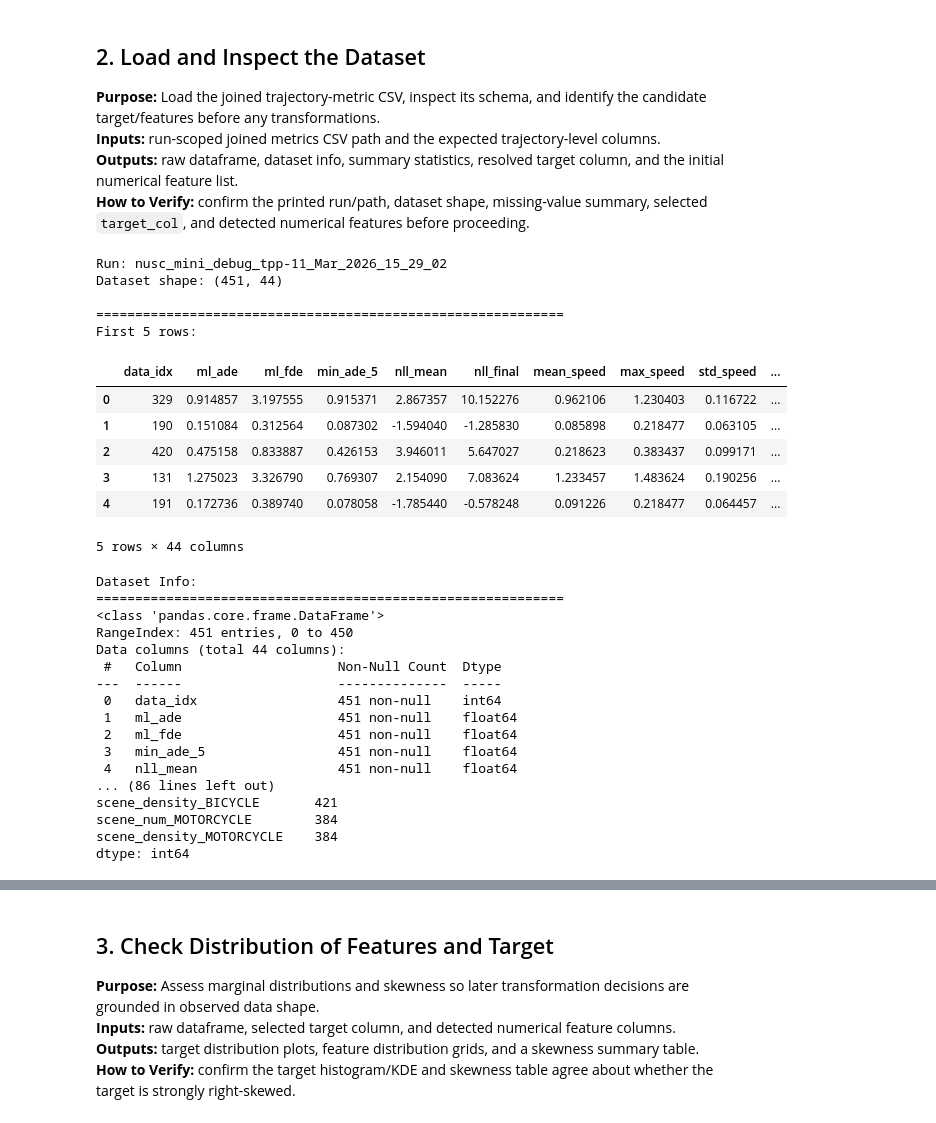
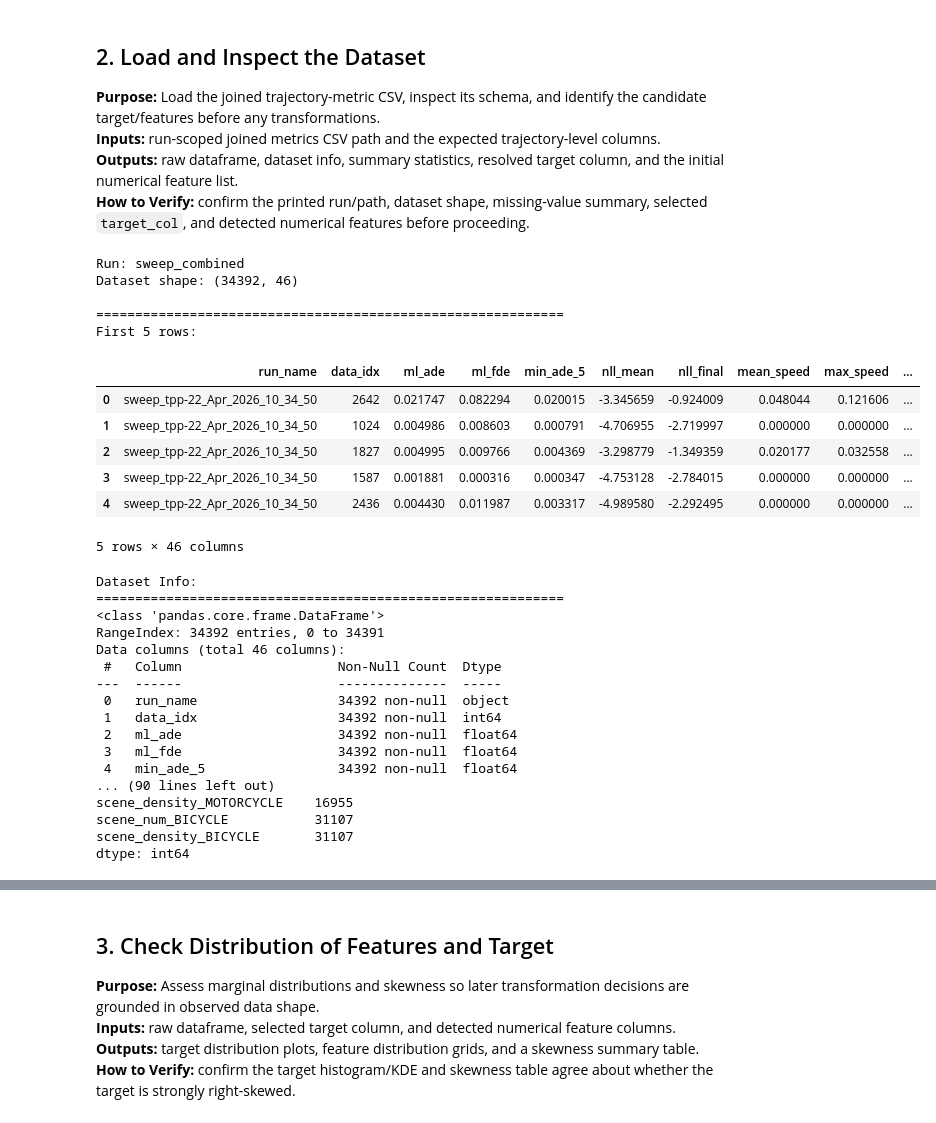
Before and after one commit to simondrauz/ds_practical, a Jupyter notebook: src/data_modelling/interpretable_model_data_preparation.ipynb, the cells around one changed output, grey strips where cells are left out. Cells and saved outputs as stored; diff of their text form; code cells hidden in the pictures.

```diff
--- a/src/data_modelling/interpretable_model_data_preparation.ipynb
+++ b/src/data_modelling/interpretable_model_data_preparation.ipynb
@@ -53,38 +53,37 @@ All libraries imported successfully.
 # %%
 # Keep the input and export paths run-scoped so the prepared dataset can be traced back
 # to the exact trajectory-metric export that produced it.
 # ── Configure paths ──────────────────────────────────────────────────────────
 # Adjust this path to point to your eval_epoch CSV
-RUN_NAME = "nusc_mini_debug_tpp-11_Mar_2026_15_29_02"
+RUN_NAME = "sweep_combined"
 print(f'Run: {RUN_NAME}')
-CSV_PATH = Path("../../results/trajectory_prediction/trajectory_metrics_joined/"
-                f"{RUN_NAME}/eval_epoch_5.csv")
+CSV_PATH = Path("../../results/trajectory_prediction/combined_runs.csv")
 
-SAVE_DIR = Path("../../results/interpretable_model/gam") / RUN_NAME / "plots"
+SAVE_DIR = Path("../../results/interpretable_model/") / RUN_NAME / "plots"
 SAVE_DIR.mkdir(parents=True, exist_ok=True)
 
 # Load the dataset
 df = pd.read_csv(CSV_PATH)
 # Load the joined metrics once and reuse the same dataframe throughout the notebook so
 # every verification plot refers to the same underlying rows.
 
 print(f"Dataset shape: {df.shape}")
 print(f"\n{'='*60}")
 print("First 5 rows:")
 df.head()
 # %% [output]
-Run: nusc_mini_debug_tpp-11_Mar_2026_15_29_02
-Dataset shape: (451, 44)
+Run: sweep_combined
+Dataset shape: (34392, 46)
 
 ============================================================
 First 5 rows:
-|  | data_idx | ml_ade | ml_fde | min_ade_5 | nll_mean | nll_final | mean_speed | max_speed | std_speed | ... |
-| 0 | 329 | 0.914857 | 3.197555 | 0.915371 | 2.867357 | 10.152276 | 0.962106 | 1.230403 | 0.116722 | ... |
-| 1 | 190 | 0.151084 | 0.312564 | 0.087302 | -1.594040 | -1.285830 | 0.085898 | 0.218477 | 0.063105 | ... |
-| 2 | 420 | 0.475158 | 0.833887 | 0.426153 | 3.946011 | 5.647027 | 0.218623 | 0.383437 | 0.099171 | ... |
-| 3 | 131 | 1.275023 | 3.326790 | 0.769307 | 2.154090 | 7.083624 | 1.233457 | 1.483624 | 0.190256 | ... |
-| 4 | 191 | 0.172736 | 0.389740 | 0.078058 | -1.785440 | -0.578248 | 0.091226 | 0.218477 | 0.064457 | ... |
+|  | run_name | data_idx | ml_ade | ml_fde | min_ade_5 | nll_mean | nll_final | mean_speed | max_speed | ... |
+| 0 | sweep_tpp-22_Apr_2026_10_34_50 | 2642 | 0.021747 | 0.082294 | 0.020015 | -3.345659 | -0.924009 | 0.048044 | 0.121606 | ... |
+| 1 | sweep_tpp-22_Apr_2026_10_34_50 | 1024 | 0.004986 | 0.008603 | 0.000791 | -4.706955 | -2.719997 | 0.000000 | 0.000000 | ... |
+| 2 | sweep_tpp-22_Apr_2026_10_34_50 | 1827 | 0.004995 | 0.009766 | 0.004369 | -3.298779 | -1.349359 | 0.020177 | 0.032558 | ... |
+| 3 | sweep_tpp-22_Apr_2026_10_34_50 | 1587 | 0.001881 | 0.000316 | 0.000347 | -4.753128 | -2.784015 | 0.000000 | 0.000000 | ... |
+| 4 | sweep_tpp-22_Apr_2026_10_34_50 | 2436 | 0.004430 | 0.011987 | 0.003317 | -4.989580 | -2.292495 | 0.000000 | 0.000000 | ... |
-5 rows × 44 columns
+5 rows × 46 columns
 # %%
 # Inspect schema and missingness before selecting features; otherwise later drops or
 # dtype-related failures would hide whether the raw export itself violated assumptions.
@@ -99,19 +98,19 @@ print(df.isnull().sum())
 Dataset Info:
 ============================================================
 <class 'pandas.core.frame.DataFrame'>
-RangeIndex: 451 entries, 0 to 450
-Data columns (total 44 columns):
+RangeIndex: 34392 entries, 0 to 34391
+Data columns (total 46 columns):
  #   Column                    Non-Null Count  Dtype
 ---  ------                    --------------  -----
- 0   data_idx                  451 non-null    int64
- 1   ml_ade                    451 non-null    float64
- 2   ml_fde                    451 non-null    float64
- 3   min_ade_5                 451 non-null    float64
- 4   nll_mean                  451 non-null    float64
-... (86 lines left out)
-scene_density_BICYCLE       421
-scene_num_MOTORCYCLE        384
-scene_density_MOTORCYCLE    384
+ 0   run_name                  34392 non-null  object
+ 1   data_idx                  34392 non-null  int64
+ 2   ml_ade                    34392 non-null  float64
+ 3   ml_fde                    34392 non-null  float64
+ 4   min_ade_5                 34392 non-null  float64
+... (90 lines left out)
+scene_density_MOTORCYCLE    16955
+scene_num_BICYCLE           31107
+scene_density_BICYCLE       31107
 dtype: int64
 # %%
 # Summary statistics
```
Also changed, not shown: parts of 18 cells of this notebook, 21 other files.
